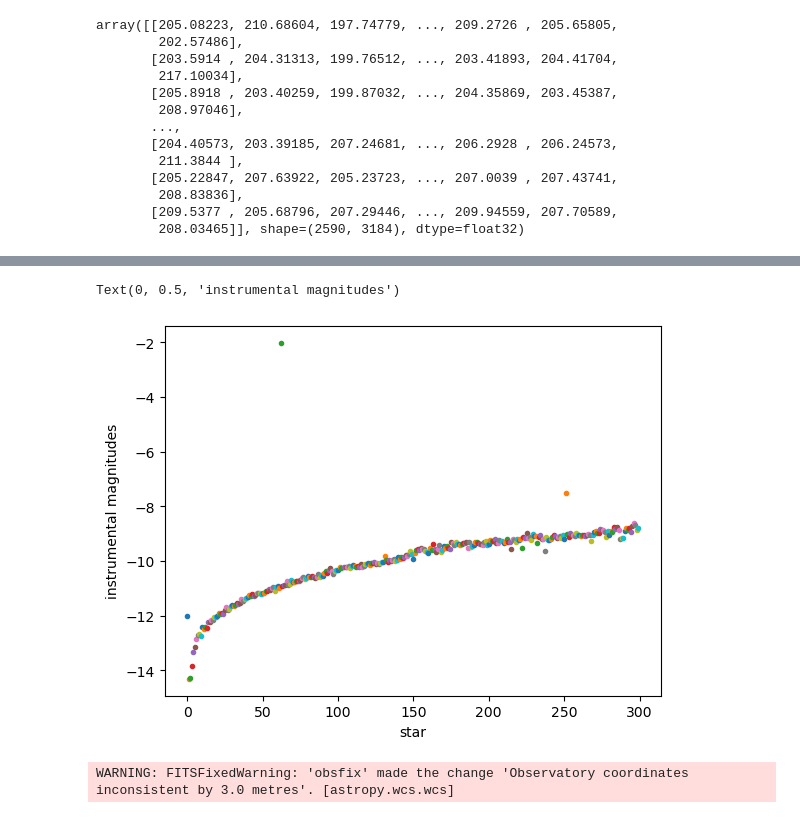
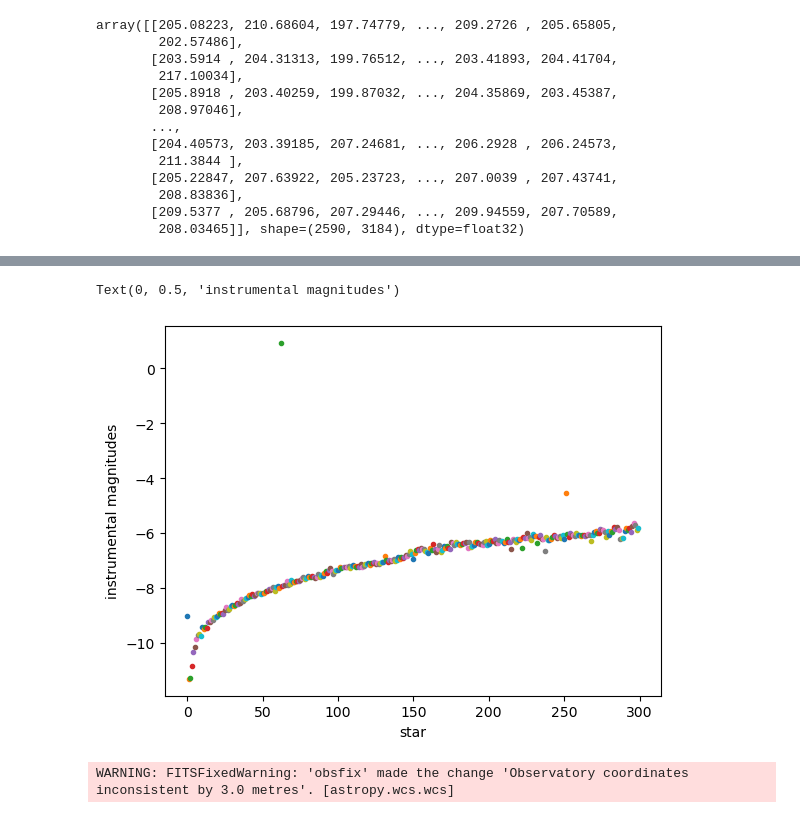
Before and after one commit to adamarthurryan/jupyter, a Jupyter notebook: learning/eloy-photometry-tutorial/photometry-single.ipynb, the cells around one changed output, grey strips where cells are left out. Saved outputs shown, nothing was run; the diff lists cells and outputs as text; code cells hidden in the pictures.

```diff
--- a/learning/eloy-photometry-tutorial/photometry-single.ipynb
+++ b/learning/eloy-photometry-tutorial/photometry-single.ipynb
@@ -150,20 +170,21 @@ jd = observation_time(header).jd
 # %%
 import matplotlib.pyplot as plt
 
 # we remove the background from the annulus aperture
 flux = flux_ap-bkg
 
-inst_mags = -2.512*np.log10(flux)*u.mag
+exptime = header["EXPTIME"]
+inst_mags = -2.5*np.log10(flux/exptime)*u.mag
 
 #plot some random photometry data
 for i in range(0,n_stars):
     plt.plot( i, inst_mags[ i,19], ".")
 
 plt.xlabel("star")
 plt.ylabel("instrumental magnitudes")
 # %% [output]
 Text(0, 0.5, 'instrumental magnitudes')
-[figure, old version]
+[figure, new version]
 # %%
 
 # need to identify the target!
```
Also changed, not shown: parts of 6 cells of this notebook, 6 other files.
